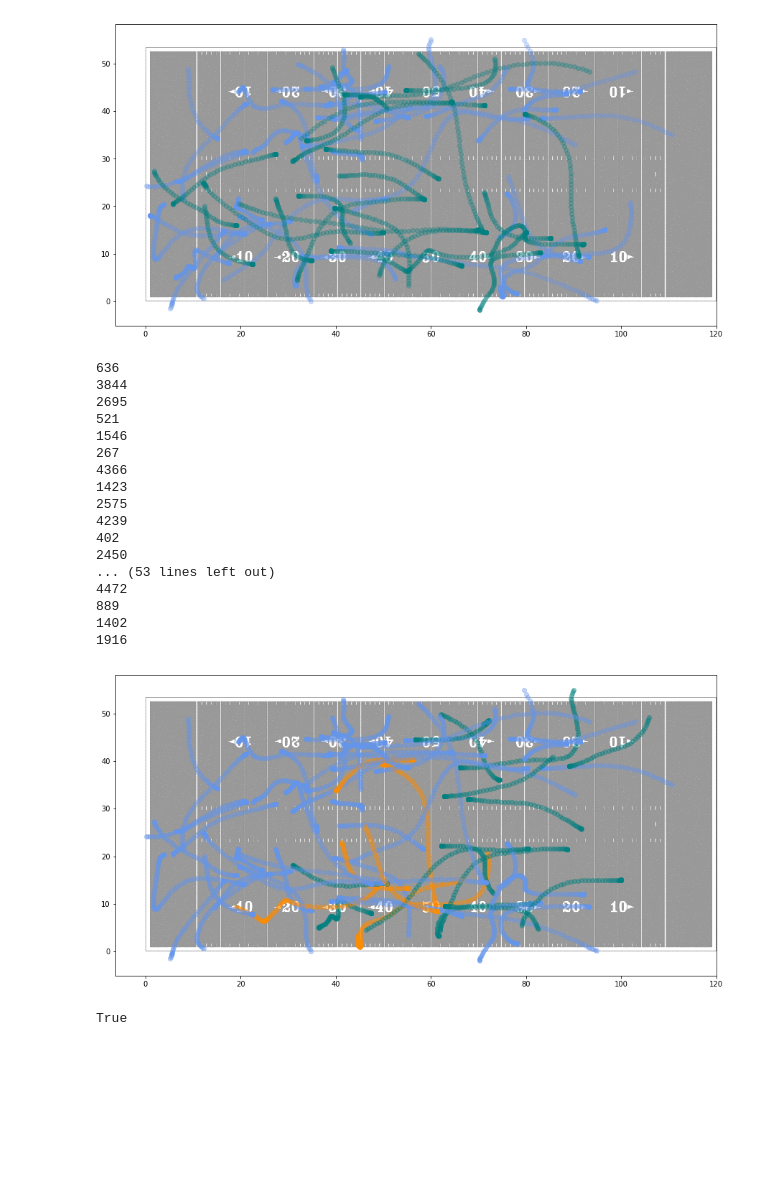
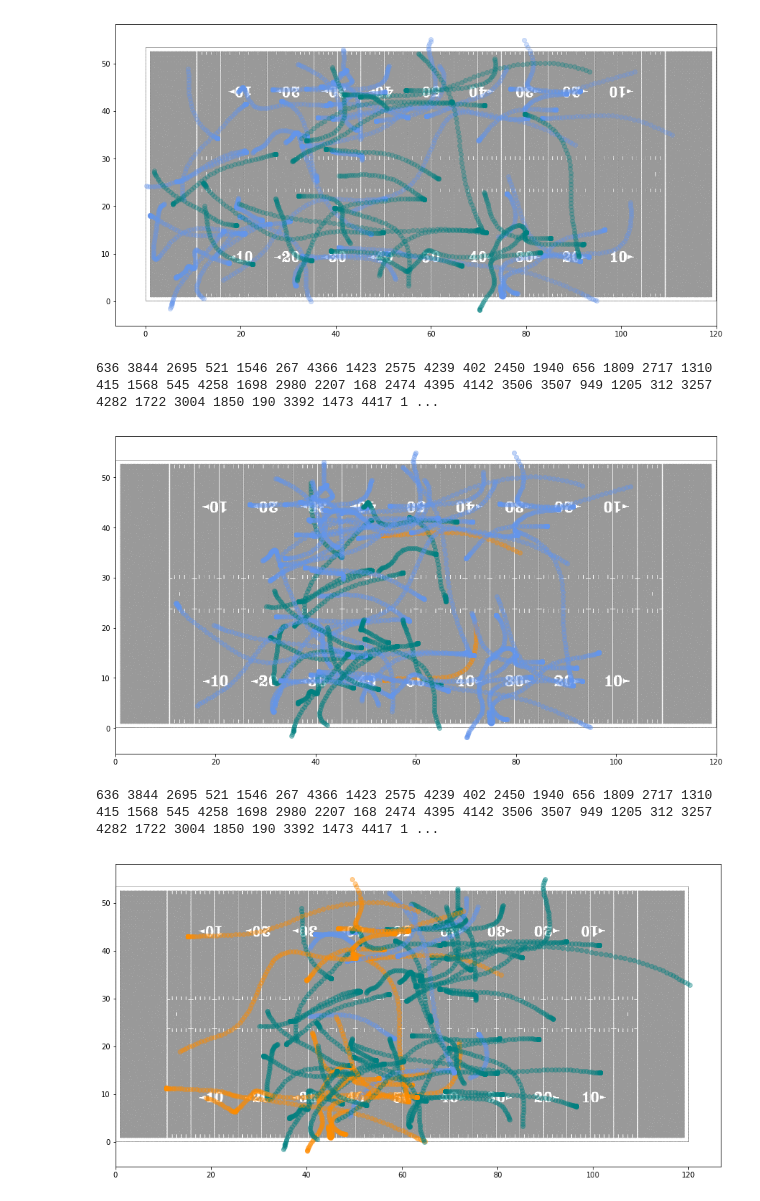
Before and after one commit to sidthakur08/nfl-big-data-bowl-2021, a Jupyter notebook: exploring_offense.ipynb, the cells around one changed output. Saved outputs shown, nothing was run; the diff lists cells and outputs as text; code cells hidden in the pictures; blank space fills up the shorter version.

```diff
--- a/exploring_offense.ipynb
+++ b/exploring_offense.ipynb
@@ -87,46 +93,48 @@ for x,y,gid in zip(julio_track['x'],julio_track['y'],julio_track['gameId']):
 # %%
 julio_fig, julio_ax = plt.subplots(figsize=(15,10))
 julio_ax.imshow(img,extent=[0,120,0,53.34])
 
 for play in set(julio_track['playId']):
-    print(play)
+    print(play,end=' ')
     play_track = julio_track[julio_track['playId']==play]
     play_x = np.array([julio_track[julio_track['playId']==play]['x']])
     play_y = np.array([julio_track[julio_track['playId']==play]['y']])
 
     #print(play_x)
 
-    if ((x>40).any() and ((x<80).any())):
+    if ((play_x>40).any() and ((play_x<80).any())):
         for x,y in zip(play_x,play_y):
             julio_ax.scatter(x,y,c='cornflowerblue',alpha=0.4)
     elif(play_x>80).any():
         for x,y in zip(play_x,play_y):
             julio_ax.scatter(x-30,y,c='darkorange',alpha=0.4)
     else:
         for x,y in zip(play_x,play_y):
             julio_ax.scatter(x+30,y,c='teal',alpha=0.4)
 # %% [output]
-636
-3844
-2695
-521
-1546
-267
-4366
-1423
-2575
-4239
-402
-2450
-... (53 lines left out)
-4472
-889
-1402
-1916
+636 3844 2695 521 1546 267 4366 1423 2575 4239 402 2450 1940 656 1809 2717 1310 415 1568 545 4258 1698 2980 2207 168 2474 4395 4142 3506 3507 949 1205 312 3257 4282 1722 3004 1850 190 3392 1473 4417 1 ...
-[figure, old version]
+[figure, new version]
-# %%
-x = np.array([2,3,1,6,3,5])
-
-((x>2).any() and ((x<4).any()))
-# %% [output]
-True
+# %%
+julio_fig, julio_ax = plt.subplots(figsize=(15,10))
+julio_ax.imshow(img,extent=[0,120,0,53.34])
+
+for play in set(julio_track['playId']):
+    print(play,end=' ')
+    play_track = julio_track[julio_track['playId']==play]
+    play_x = np.array(julio_track[julio_track['playId']==play]['x'])
+    play_y = np.array(julio_track[julio_track['playId']==play]['y'])
+
+    #print(play_x)
+
+    if ((play_x<40).any()):
+        for x,y in zip(play_x,play_y):
+            julio_ax.scatter(x+30,y,c='teal',alpha=0.4)
+    elif(play_x>80).any():
+        for x,y in zip(play_x,play_y):
+            julio_ax.scatter(x-30,y,c='darkorange',alpha=0.4)
+    else:
+        for x,y in zip(play_x,play_y):
+            julio_ax.scatter(x,y,c='cornflowerblue',alpha=0.4)
+# %% [output]
+636 3844 2695 521 1546 267 4366 1423 2575 4239 402 2450 1940 656 1809 2717 1310 415 1568 545 4258 1698 2980 2207 168 2474 4395 4142 3506 3507 949 1205 312 3257 4282 1722 3004 1850 190 3392 1473 4417 1 ...
+[figure, added]
```
Also changed, not shown: parts of 8 cells of this notebook, 9 other files.
